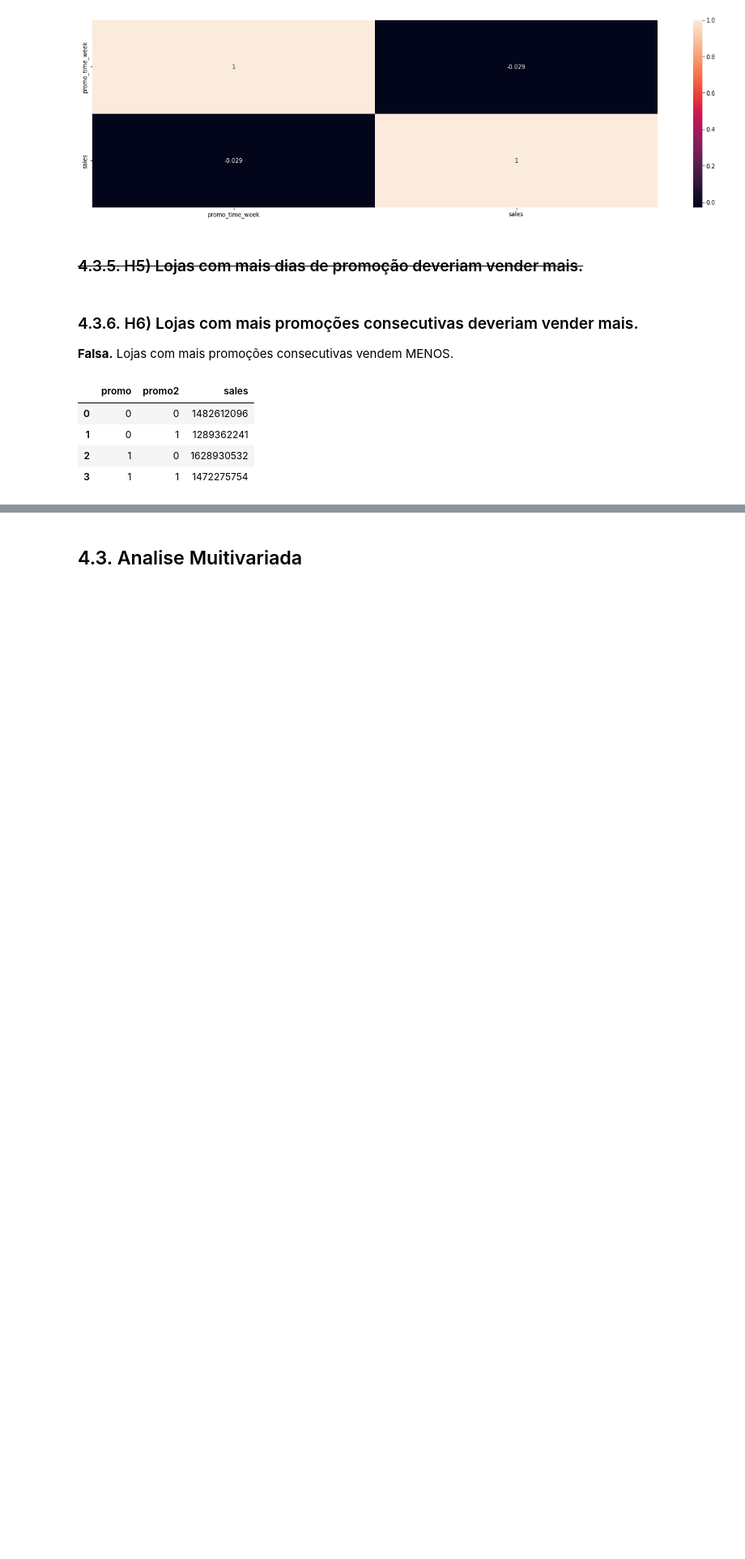
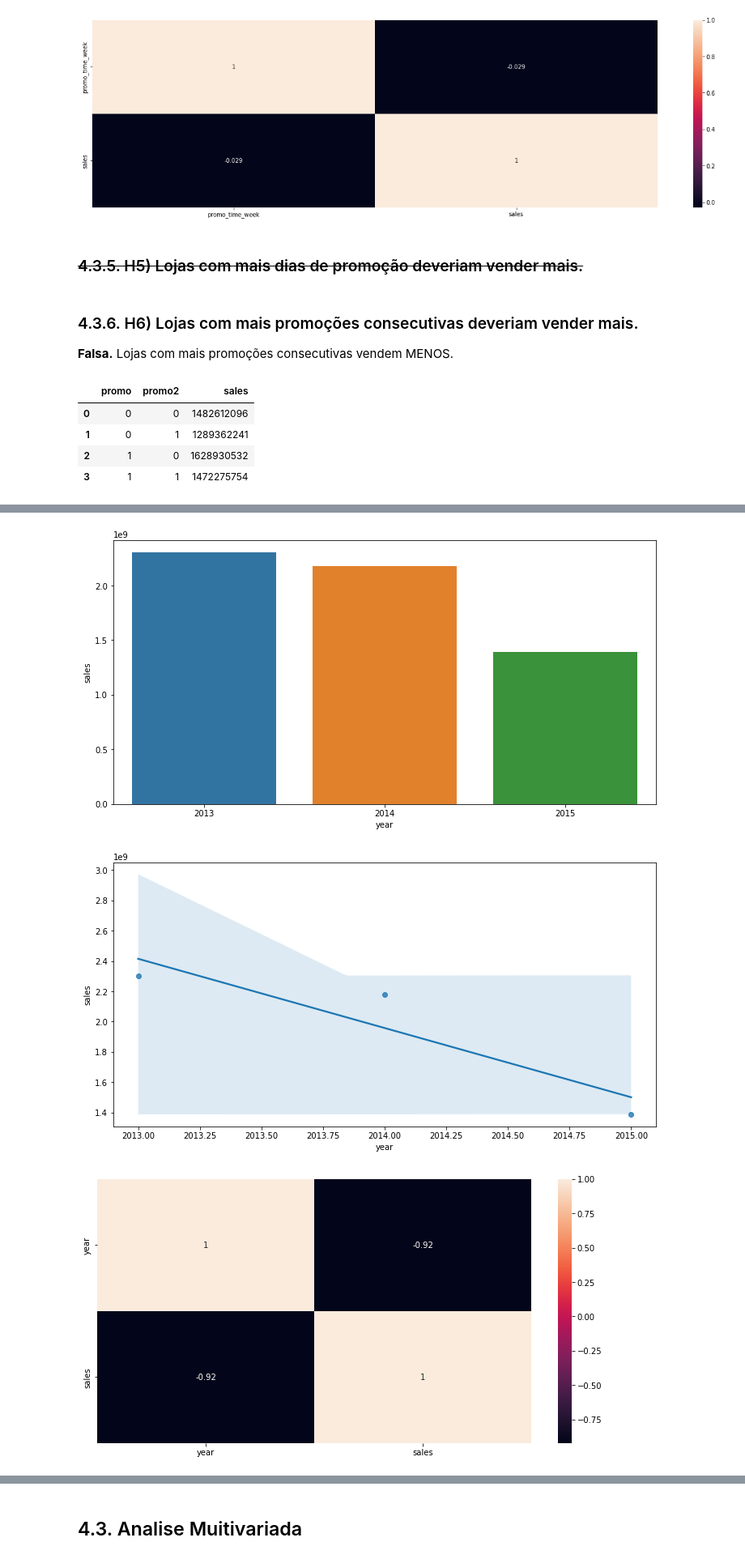
Before and after one commit to cristiandaco/rossmann_project, a Jupyter notebook: 03_Analise_exploratoria_Rossmann.ipynb, the cells around one changed output, grey strips where cells are left out. Shown at 81% size. Drawn from its saved outputs; the diff is of its cells as text; code cells hidden in the pictures; blank space fills up the shorter version.

```diff
--- a/03_Analise_exploratoria_Rossmann.ipynb
+++ b/03_Analise_exploratoria_Rossmann.ipynb
@@ -487,0 +512,15 @@ plt.legend( ['Promoção Tradicional e Extendida', 'Promoção Tradicional' ] );
+# %%
+aux1 = df4[['year', 'sales']].groupby( 'year' ).sum().reset_index()
+
+plt.figure( figsize = ( 12,6 ) )
+sns.barplot( x = 'year', y = 'sales', data = aux1 );
+
+plt.figure( figsize = ( 12,6 ) )
+sns.regplot( x = 'year', y = 'sales', data = aux1 );
+
+plt.figure( figsize = ( 12,6 ) )
+sns.heatmap( aux1.corr( method = 'pearson' ), annot = True );
+# %% [output]
+[figure, added]
+[figure, added]
+[figure, added]
```
Also changed, not shown: parts of 17 cells of this notebook.
